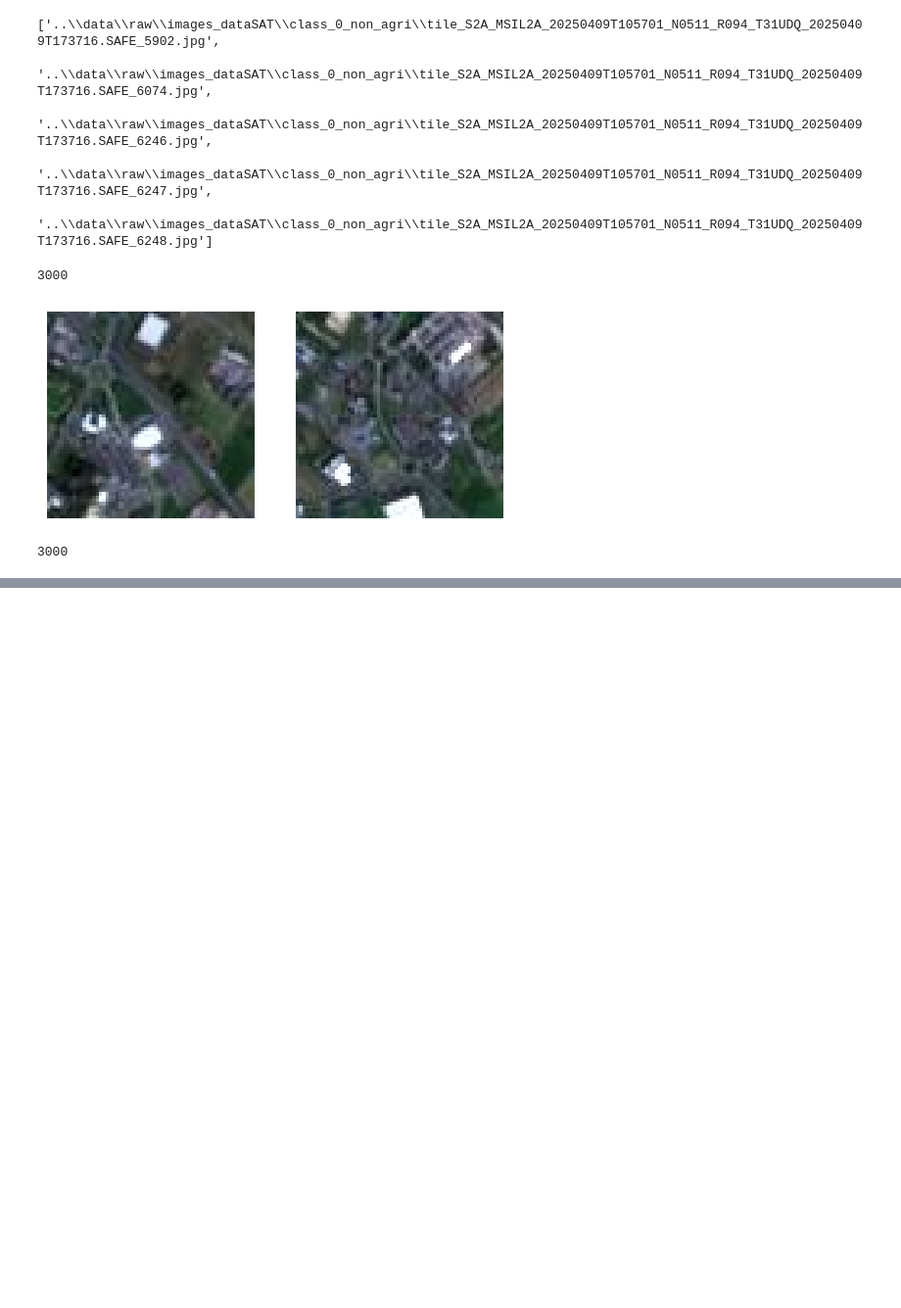
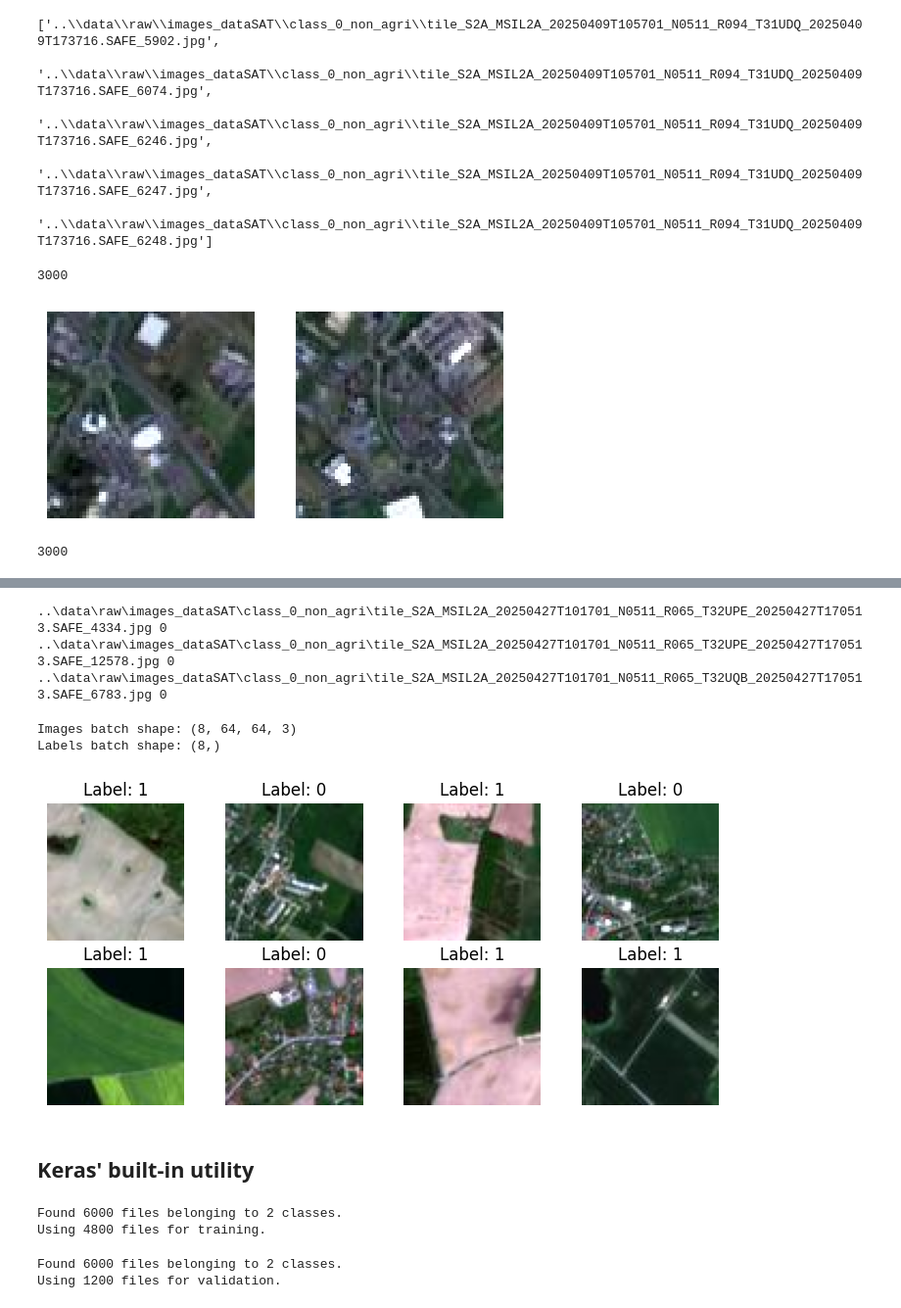
Before and after one commit to SutikshanUpman/Land-classification-system, a Jupyter notebook: notebooks/data_loader.ipynb, the cells around one changed output, grey strips where cells are left out. Shown at 98% size. Saved outputs shown, nothing was run; the diff lists cells and outputs as text; code cells hidden in the pictures; blank space fills up the shorter version.

Commit message:
Data Loading and Augmentation Using Keras

```diff
--- a/notebooks/data_loader.ipynb
+++ b/notebooks/data_loader.ipynb
@@ -175,0 +259,42 @@ plt.show
+# %%
+# Combine paths
+image_paths = non_agri_images_paths + agri_images_paths
+
+# Create labels
+labels = [0] * len(non_agri_images_paths) + [1] * len(agri_images_paths)
+# %%
+temp = list(zip(image_paths, labels))
+np.random.shuffle(temp)
+image_paths, labels = zip(*temp)
+
+for path, label in zip(image_paths[:3], labels[:3]):
+    print(path, label)
+# %% [output]
+..\data\raw\images_dataSAT\class_0_non_agri\tile_S2A_MSIL2A_20250427T101701_N0511_R065_T32UPE_20250427T170513.SAFE_4334.jpg 0
+..\data\raw\images_dataSAT\class_0_non_agri\tile_S2A_MSIL2A_20250427T101701_N0511_R065_T32UPE_20250427T170513.SAFE_12578.jpg 0
+..\data\raw\images_dataSAT\class_0_non_agri\tile_S2A_MSIL2A_20250427T101701_N0511_R065_T32UQB_20250427T170513.SAFE_6783.jpg 0
+# %%
+batch_size = 8
+data_generator = custom_data_generator(image_paths=image_paths,
+                                       labels=labels,
+                                       batch_size=batch_size)
+# %%
+images, labels = next(data_generator)
+# Print batch data statistics
+print(f"Images batch shape: {images.shape}")
+print(f"Labels batch shape: {labels.shape}")
+# %% [output]
+Images batch shape: (8, 64, 64, 3)
+Labels batch shape: (8,)
+# %%
+# Display the images in the batch
+plt.figure(figsize=(9, 4))
+for i in range(batch_size):
+    ax = plt.subplot(2, 4, i + 1)
+    plt.imshow(images[i])
+    plt.title(f"Label: {int(labels[i])}")
+    plt.axis("off")
+# %% [output]
+[figure, added]
+# %% [markdown]
+## Keras' built-in utility
@@ -175,0 +304,29 @@ plt.show
+# %%
+# Create a training dataset
+train_ds = tf.keras.utils.image_dataset_from_directory(
+    DATA_DIR,
+    labels='inferred',          # Labels are generated from directory structure
+    label_mode='int',           # Labels are encoded as integers (0, 1, ...)
+    validation_split=0.2,       # Reserve 20% of images for validation
+    subset='training',          # This is the training set
+    seed=1337,                  # Shuffle seed for reproducible splits
+    image_size=image_size,
+    batch_size=batch_size
+)
+# %% [output]
+Found 6000 files belonging to 2 classes.
+Using 4800 files for training.
+# %%
+val_ds = tf.keras.utils.image_dataset_from_directory(
+    DATA_DIR,
+    labels='inferred',
+    label_mode='int',
+    validation_split=0.2,
+    subset='validation',
+    seed=1337,
+    image_size=image_size,
+    batch_size=batch_size
+)
+# %% [output]
+Found 6000 files belonging to 2 classes.
+Using 1200 files for validation.
```
Also changed, not shown: parts of 25 cells of this notebook.
